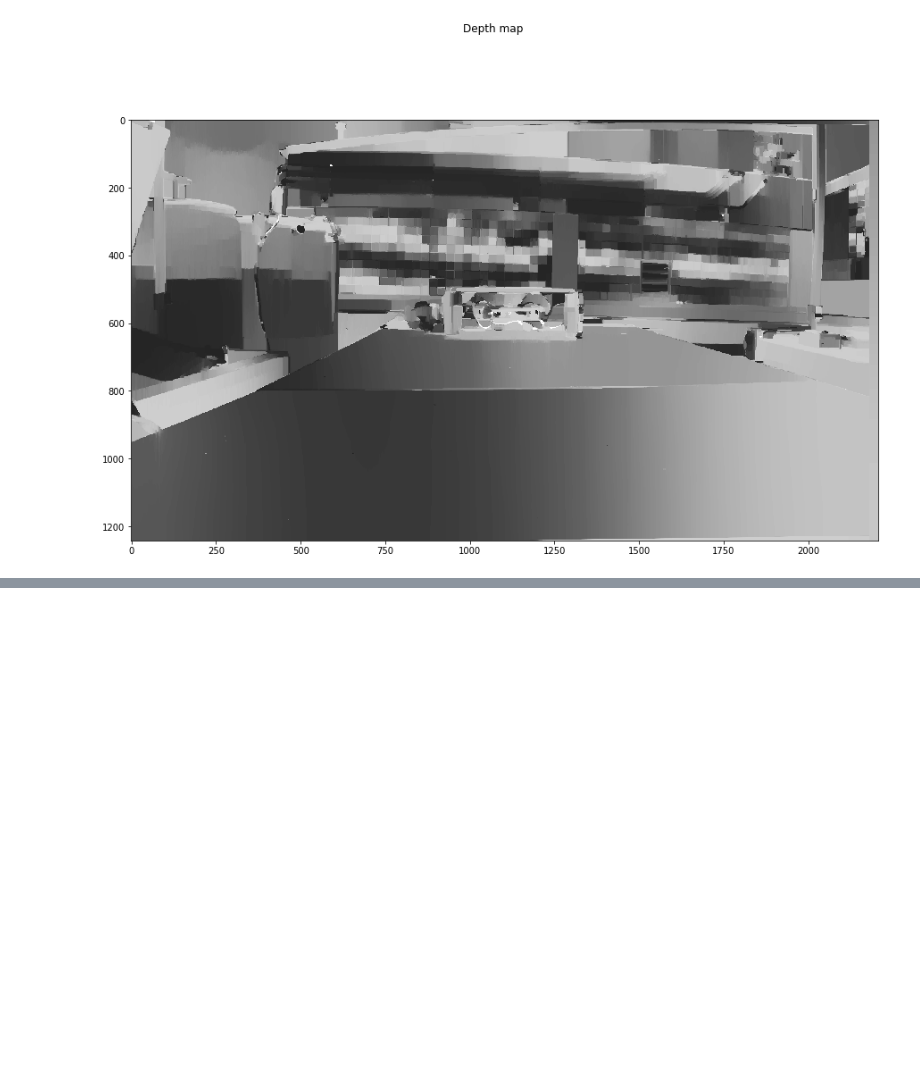
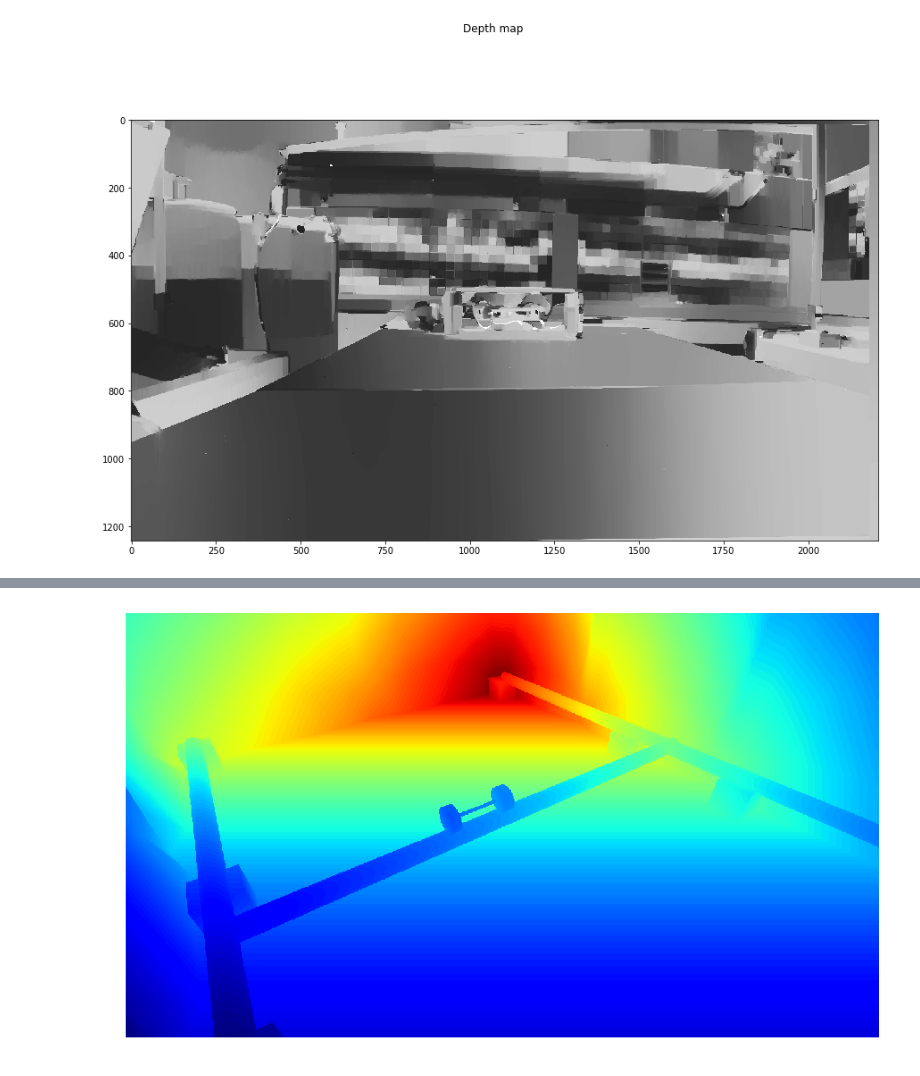
Before and after one commit to MMehdiMousavi/Rectify, a Jupyter notebook: Rectify.ipynb, the cells around one changed output, grey strips where cells are left out. Drawn from its saved outputs; the diff is of its cells as text; code cells hidden in the pictures; blank space fills up the shorter version.

```diff
--- a/Rectify.ipynb
+++ b/Rectify.ipynb
@@ -220,0 +254,11 @@ plt.show()
+# %%
+img = plt.imread("E:/RTX Projects/nVRTX Sample/Water Caustics 4.26/Saved/Screenshots/Windows/Depth.png")
+img = rgb2gray(img)
+plt.figure(figsize=(15, 10))
+plt.axis('off')
+plt.imshow(img,cmap="jet")
+
+plt.imsave('E:/RTX Projects/nVRTX Sample/Water Caustics 4.26/Saved/Screenshots/Windows/Depth_jet.png', img, cmap='jet')
+plt.show()
+# %% [output]
+[figure, added]
```
Also changed, not shown: parts of 4 cells of this notebook, 4 other files.
